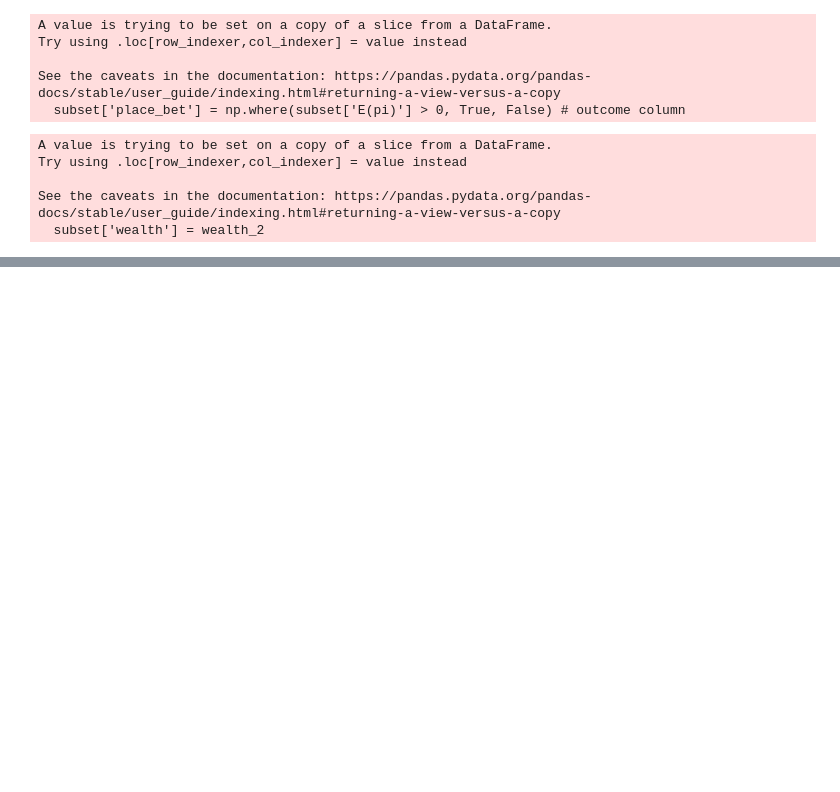
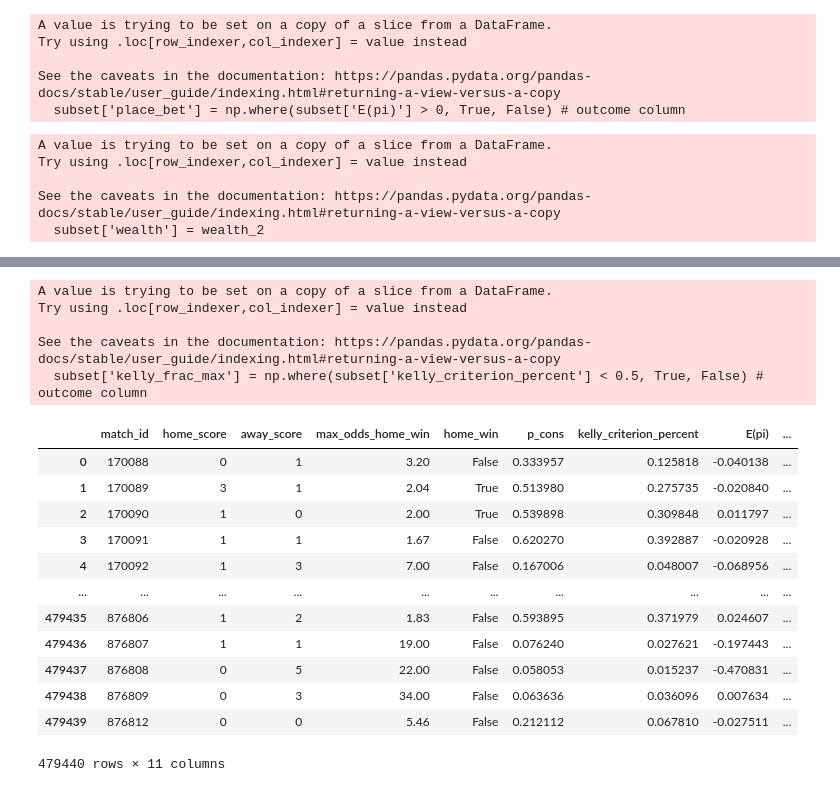
Before and after one commit to reillyn51/340wProject, a Jupyter notebook: DS340W_Modified_Implementation.ipynb, the cells around one changed output, grey strips where cells are left out. Saved outputs shown, nothing was run; the diff lists cells and outputs as text; code cells hidden in the pictures; blank space fills up the shorter version.

```diff
--- a/DS340W_Modified_Implementation.ipynb
+++ b/DS340W_Modified_Implementation.ipynb
@@ -142,0 +211,23 @@ print(sum(subset_2['wealth']) - starting_salary)
+# %%
+# Maximum kelly fractional criterion calculation
+subset['kelly_frac_max'] = np.where(subset['kelly_criterion_percent'] < 0.5, True, False) # outcome column
+display(subset)
+# %% [output]
+A value is trying to be set on a copy of a slice from a DataFrame.
+Try using .loc[row_indexer,col_indexer] = value instead
+
+See the caveats in the documentation: https://pandas.pydata.org/pandas-docs/stable/user_guide/indexing.html#returning-a-view-versus-a-copy
+  subset['kelly_frac_max'] = np.where(subset['kelly_criterion_percent'] < 0.5, True, False) # outcome column
+|  | match_id | home_score | away_score | max_odds_home_win | home_win | p_cons | kelly_criterion_percent | E(pi) | ... |
+| 0 | 170088 | 0 | 1 | 3.20 | False | 0.333957 | 0.125818 | -0.040138 | ... |
+| 1 | 170089 | 3 | 1 | 2.04 | True | 0.513980 | 0.275735 | -0.020840 | ... |
+| 2 | 170090 | 1 | 0 | 2.00 | True | 0.539898 | 0.309848 | 0.011797 | ... |
+| 3 | 170091 | 1 | 1 | 1.67 | False | 0.620270 | 0.392887 | -0.020928 | ... |
+| 4 | 170092 | 1 | 3 | 7.00 | False | 0.167006 | 0.048007 | -0.068956 | ... |
+| ... | ... | ... | ... | ... | ... | ... | ... | ... | ... |
+| 479435 | 876806 | 1 | 2 | 1.83 | False | 0.593895 | 0.371979 | 0.024607 | ... |
+| 479436 | 876807 | 1 | 1 | 19.00 | False | 0.076240 | 0.027621 | -0.197443 | ... |
+| 479437 | 876808 | 0 | 5 | 22.00 | False | 0.058053 | 0.015237 | -0.470831 | ... |
+| 479438 | 876809 | 0 | 3 | 34.00 | False | 0.063636 | 0.036096 | 0.007634 | ... |
+| 479439 | 876812 | 0 | 0 | 5.46 | False | 0.212112 | 0.067810 | -0.027511 | ... |
+479440 rows × 11 columns
```
Also changed, not shown: parts of 11 cells of this notebook.
